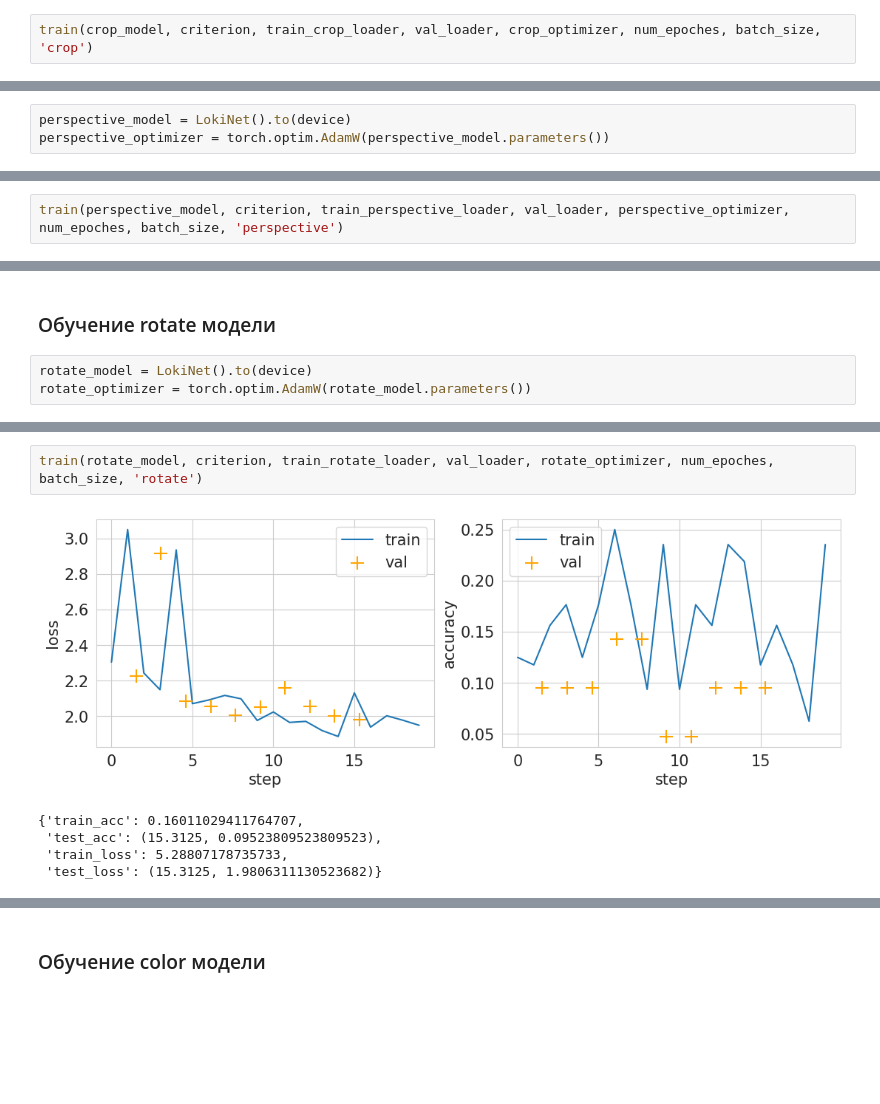
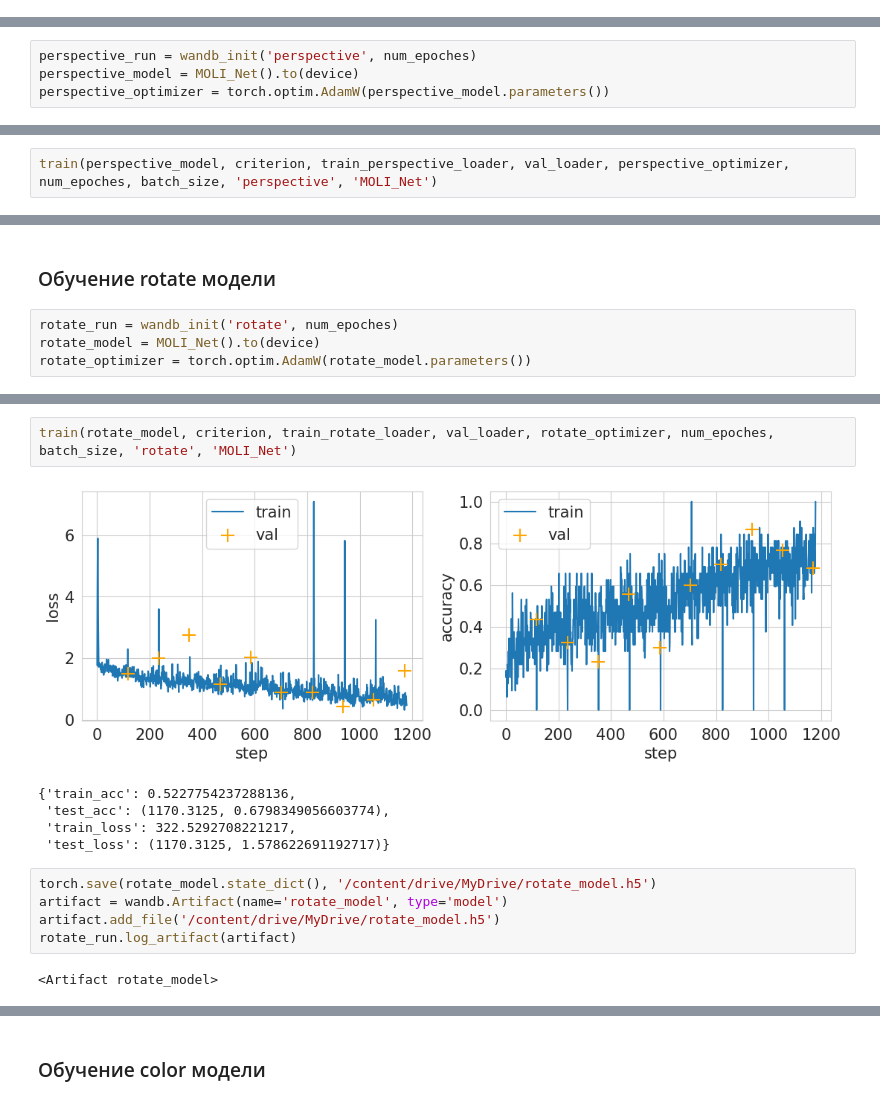
Before and after one commit to molivka/iu9-coursework, a Jupyter notebook: coursework_models_part.ipynb, the cells around one changed output, grey strips where cells are left out. Drawn from its saved outputs; the diff is of its cells as text; blank space fills up the shorter version.

```diff
--- a/coursework_models_part.ipynb
+++ b/coursework_models_part.ipynb
@@ -541,2 +529,0 @@ crop_optimizer = torch.optim.AdamW(crop_model.parameters())
-# %%
-train(crop_model, criterion, train_crop_loader, val_loader, crop_optimizer, num_epoches, batch_size, 'crop')
@@ -549,5 +557,6 @@ train(crop_model, criterion, train_crop_loader, val_loader, crop_optimizer, num_
 # %% [markdown]
 ### Обучение perspective модели
 # %%
-perspective_model = LokiNet().to(device)
+perspective_run = wandb_init('perspective', num_epoches)
+perspective_model = MOLI_Net().to(device)
 perspective_optimizer = torch.optim.AdamW(perspective_model.parameters())
@@ -554,3 +569,3 @@ perspective_optimizer = torch.optim.AdamW(perspective_model.parameters())
 # %%
-train(perspective_model, criterion, train_perspective_loader, val_loader, perspective_optimizer, num_epoches, batch_size, 'perspective')
+train(perspective_model, criterion, train_perspective_loader, val_loader, perspective_optimizer, num_epoches, batch_size, 'perspective', 'MOLI_Net')
 # %% [output]
@@ -562,5 +604,6 @@ train(perspective_model, criterion, train_perspective_loader, val_loader, perspe
 # %% [markdown]
 ### Обучение rotate модели
 # %%
-rotate_model = LokiNet().to(device)
+rotate_run = wandb_init('rotate', num_epoches)
+rotate_model = MOLI_Net().to(device)
 rotate_optimizer = torch.optim.AdamW(rotate_model.parameters())
@@ -567,8 +617,15 @@ rotate_optimizer = torch.optim.AdamW(rotate_model.parameters())
 # %%
-train(rotate_model, criterion, train_rotate_loader, val_loader, rotate_optimizer, num_epoches, batch_size, 'rotate')
+train(rotate_model, criterion, train_rotate_loader, val_loader, rotate_optimizer, num_epoches, batch_size, 'rotate', 'MOLI_Net')
 # %% [output]
-[figure, old version]
+[figure, new version]
-{'train_acc': 0.16011029411764707,
- 'test_acc': (15.3125, 0.09523809523809523),
- 'train_loss': 5.28807178735733,
- 'test_loss': (15.3125, 1.9806311130523682)}
+{'train_acc': 0.5227754237288136,
+ 'test_acc': (1170.3125, 0.6798349056603774),
+ 'train_loss': 322.5292708221217,
+ 'test_loss': (1170.3125, 1.578622691192717)}
+# %%
+torch.save(rotate_model.state_dict(), '/content/drive/MyDrive/rotate_model.h5')
+artifact = wandb.Artifact(name='rotate_model', type='model')
+artifact.add_file('/content/drive/MyDrive/rotate_model.h5')
+rotate_run.log_artifact(artifact)
+# %% [output]
+<Artifact rotate_model>
```
Also changed, not shown: parts of 44 cells of this notebook.
